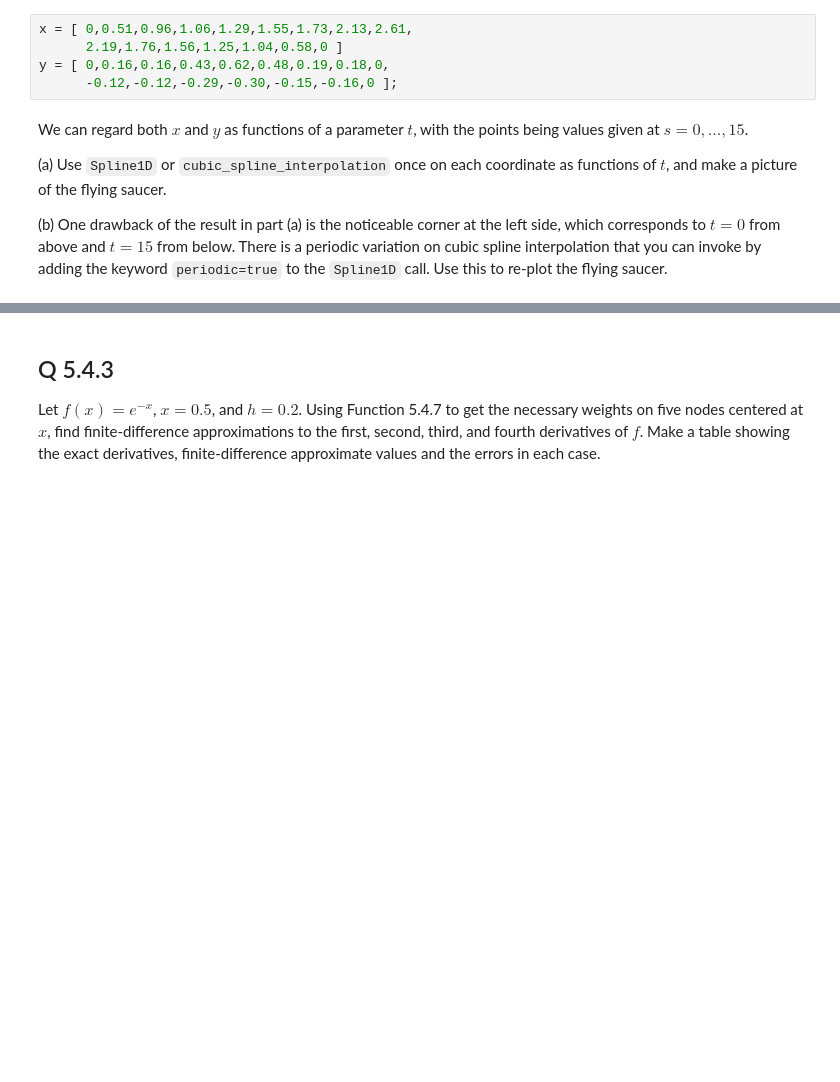
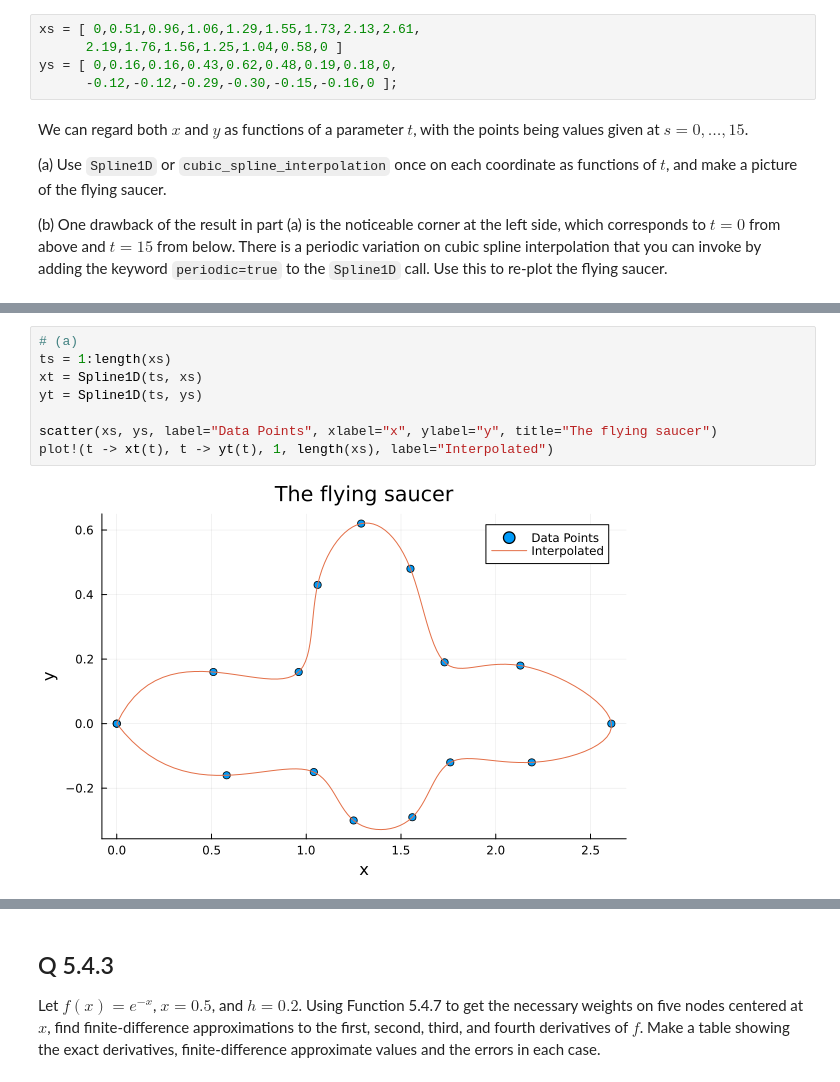
Before and after one commit to nekomiya-kasane/exercises, a Jupyter notebook: 2023-03-17-Julia/Julia A4.ipynb, the cells around one changed output, grey strips where cells are left out. Drawn from its saved outputs; the diff is of its cells as text; blank space fills up the shorter version.

```diff
--- a/2023-03-17-Julia/Julia A4.ipynb
+++ b/2023-03-17-Julia/Julia A4.ipynb
@@ -16,9 +16,9 @@ All question numbers refer to exercises in the textbook.
 
 The following two vectors define a flying saucer shape.
 # %%
-x = [ 0,0.51,0.96,1.06,1.29,1.55,1.73,2.13,2.61,
+xs = [ 0,0.51,0.96,1.06,1.29,1.55,1.73,2.13,2.61,
       2.19,1.76,1.56,1.25,1.04,0.58,0 ]
-y = [ 0,0.16,0.16,0.43,0.62,0.48,0.19,0.18,0,
+ys = [ 0,0.16,0.16,0.43,0.62,0.48,0.19,0.18,0,
       -0.12,-0.12,-0.29,-0.30,-0.15,-0.16,0 ];
 # %% [markdown]
 We can regard both $x$ and $y$ as functions of a parameter $t$, with the points being values given at
@@ -33,0 +42,10 @@ using Dierckx # for Spline1D
+# %%
+# (a)
+ts = 1:length(xs)
+xt = Spline1D(ts, xs)
+yt = Spline1D(ts, ys)
+
+scatter(xs, ys, label="Data Points", xlabel="x", ylabel="y", title="The flying saucer")
+plot!(t -> xt(t), t -> yt(t), 1, length(xs), label="Interpolated")
+# %% [output]
+[figure, added]
```
Also changed, not shown: parts of 32 cells of this notebook, 1 other file.
